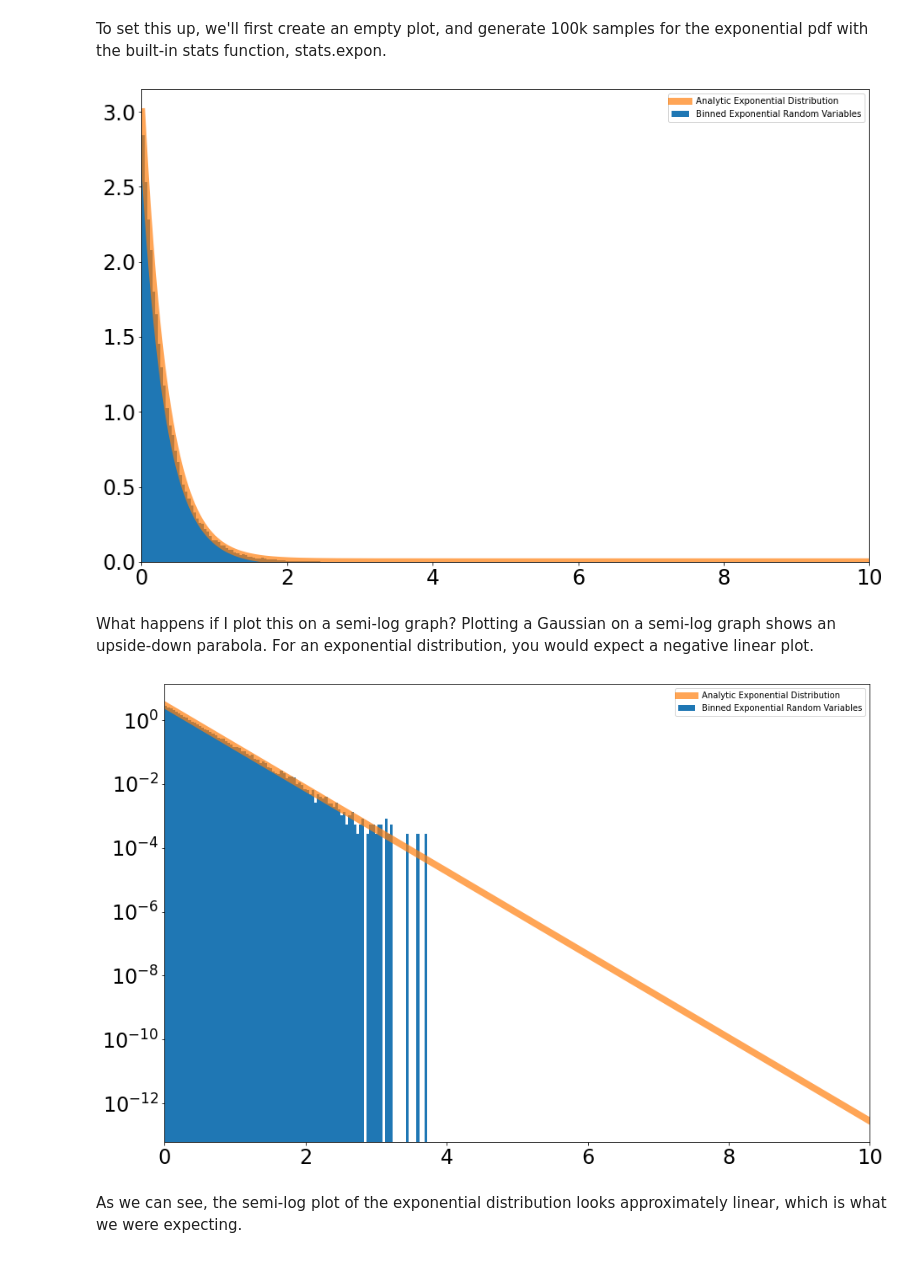
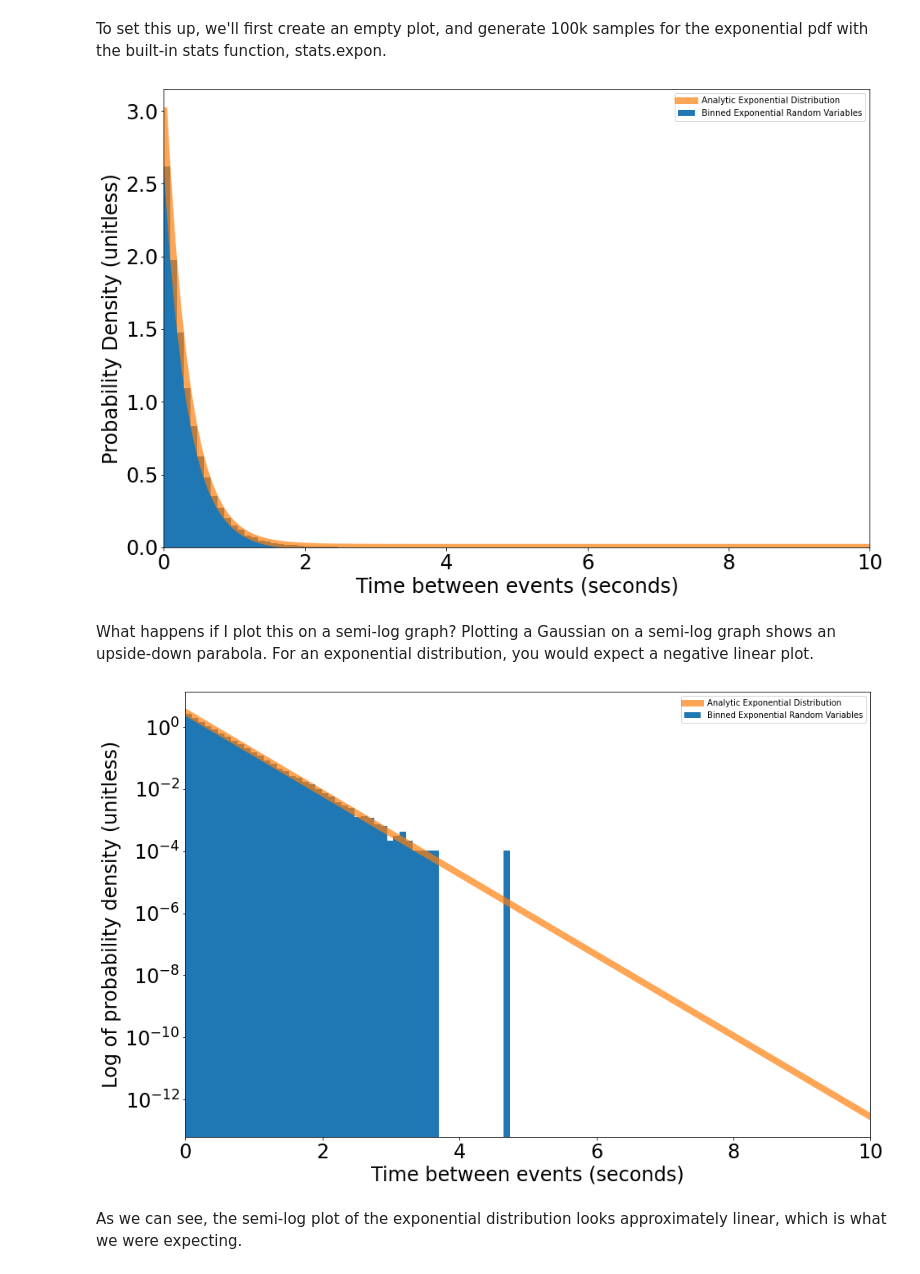
Before and after one commit to jenniv27/phys434, a Jupyter notebook: Labs/Lab1.ipynb, the cells around one changed output. Saved outputs shown, nothing was run; the diff lists cells and outputs as text; code cells hidden in the pictures.

```diff
--- a/Labs/Lab1.ipynb
+++ b/Labs/Lab1.ipynb
@@ -89,7 +89,7 @@ d = stats.expon.rvs(size = 100000, loc = 0, scale = 1/3)
 # %%
 # We'll take the samples, group them into 50 bins, and normalize before plotting on a graph.
 fig, ax = plt.subplots(1, 1)
-ax.hist(d, 100, density=True, label='Binned Exponential Random Variables')
+ax.hist(d, 50, density=True, label='Binned Exponential Random Variables')
 
 # Here I change the plot parameters
 plt.tick_params(labelsize = 24)
@@ -102,28 +102,32 @@ x = np.linspace(0,10,1000)
 a = 3
 ax.plot(x,stats.expon.pdf(x, loc = 0, scale = 1/a), linewidth = 8, alpha = 0.7, label='Analytic Exponential Distribution')
 plt.legend()
+plt.xlabel('Time between events (seconds)', fontsize = 24)
+plt.ylabel('Probability Density (unitless)', fontsize = 24)
 plt.show()
 # %% [output]
-[figure, old version]
+[figure, new version]
 # %% [markdown]
 What happens if I plot this on a semi-log graph? Plotting a Gaussian on a semi-log graph shows an upside-down parabola. For an exponential distribution, you would expect a negative linear plot.
 # %%
 # We will repeat all of the steps before, except we will plot it on a graph where y is on log-scale.
 fig, ax = plt.subplots(1, 1)
-ax.hist(d, 100, density=True, label='Binned Exponential Random Variables')
+ax.hist(d, 50, density=True, label='Binned Exponential Random Variables')
 
 plt.tick_params(labelsize = 24)
 plt.xlim([0,10])
 
 x = np.linspace(0,10,1000)
 
 a = 3
 ax.plot(x,stats.expon.pdf(x, loc = 0, scale = 1/a), linewidth = 8, alpha = 0.7, label='Analytic Exponential Distribution')
 plt.yscale('log')
+plt.xlabel('Time between events (seconds)', fontsize = 24)
+plt.ylabel('Log of probability density (unitless)', fontsize = 24)
 plt.legend()
 plt.show()
 # %% [output]
-[figure, old version]
+[figure, new version]
 # %% [markdown]
 As we can see, the semi-log plot of the exponential distribution looks approximately linear, which is what we were expecting.
 # %% [markdown]
```
Also changed, not shown: parts of 20 cells of this notebook.
